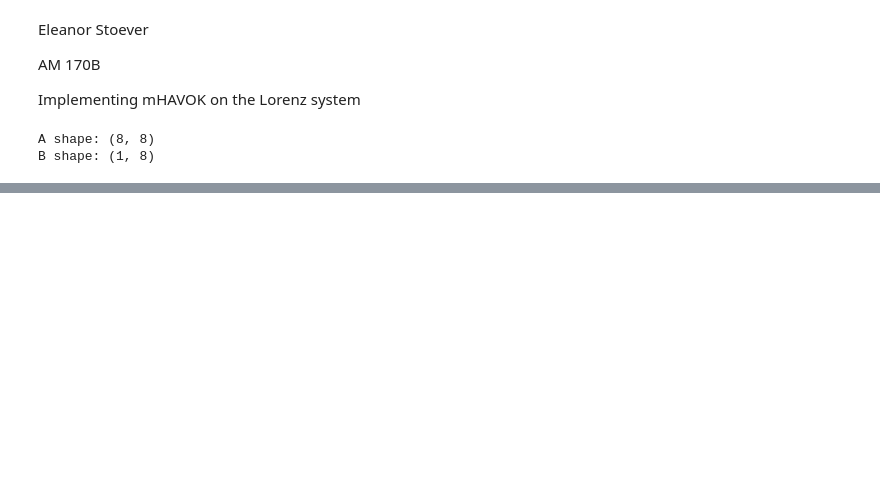
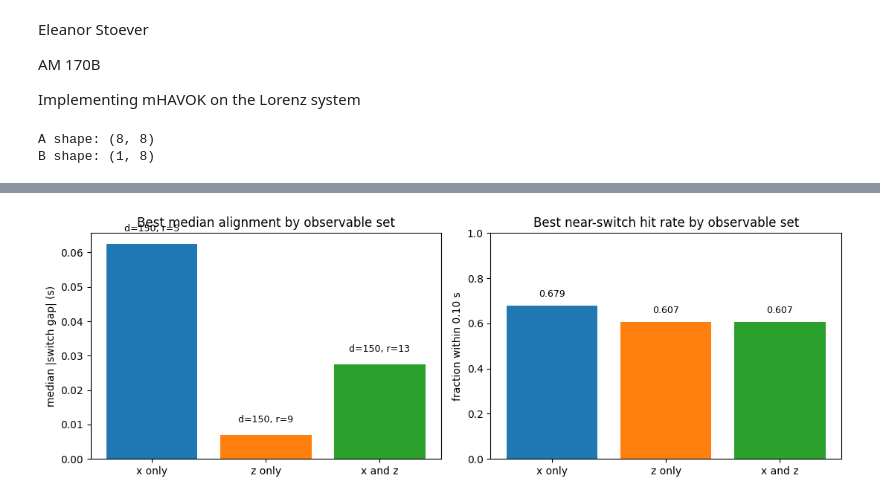
Before and after one commit to ayush-manocha/am170b-final-project, a Jupyter notebook: mHAVOK_lorenz.ipynb, the cells around one changed output, grey strips where cells are left out. Drawn from its saved outputs; the diff is of its cells as text; code cells hidden in the pictures; blank space fills up the shorter version.

```diff
--- a/mHAVOK_lorenz.ipynb
+++ b/mHAVOK_lorenz.ipynb
@@ -140,0 +420,90 @@ plt.show()
+# %%
+# Compare observable sets: single-channel HAVOK vs multichannel mHAVOK
+channel_sets = {
+    "x only": X[[0], :],
+    "z only": X[[2], :],
+    "x and z": X[[0, 2], :],
+}
+
+channel_results = []
+for channel_name, channel_data in channel_sets.items():
+    best_channel_result = None
+    for trial_delays in delay_grid:
+        for trial_rank in rank_grid:
+            result = evaluate_mhavok_configuration(
+                channel_data,
+                t,
+                dt,
+                switch_times,
+                trial_delays,
+                trial_rank,
+            )
+            result["channel_name"] = channel_name
+            channel_results.append(result)
+            if best_channel_result is None or (
+                result["median_abs_gap"],
+                -result["fraction_within_0p10"],
+            ) < (
+                best_channel_result["median_abs_gap"],
+                -best_channel_result["fraction_within_0p10"],
+            ):
+                best_channel_result = result
+    print(
+        f"Best {channel_name}: delays={best_channel_result['delays']}, "
+        f"rank={best_channel_result['rank']}, "
+        f"median |gap|={best_channel_result['median_abs_gap']:.4f} s, "
+        f"median signed gap={best_channel_result['median_signed_gap']:.4f} s, "
+        f"fraction within 0.10 s={best_channel_result['fraction_within_0p10']:.3f}, "
+        f"fraction preceding={best_channel_result['fraction_preceding']:.3f}"
+    )
+
+best_by_channel = []
+for channel_name in channel_sets:
+    best_by_channel.append(
+        min(
+            [row for row in channel_results if row["channel_name"] == channel_name],
+            key=lambda row: (row["median_abs_gap"], -row["fraction_within_0p10"]),
+        )
+    )
+
+bar_positions = np.arange(len(best_by_channel))
+bar_colors = ["tab:blue", "tab:orange", "tab:green"]
+
+fig, axes = plt.subplots(1, 2, figsize=(11, 3.8))
+
+median_gaps = [row["median_abs_gap"] for row in best_by_channel]
+axes[0].bar(bar_positions, median_gaps, color=bar_colors)
+axes[0].set_xticks(bar_positions)
+axes[0].set_xticklabels([row["channel_name"] for row in best_by_channel])
+axes[0].set_ylabel("median |switch gap| (s)")
+axes[0].set_title("Best median alignment by observable set")
+for idx, row in enumerate(best_by_channel):
+    axes[0].text(
+        idx,
+        row["median_abs_gap"] + 0.003,
+        f"d={row['delays']}, r={row['rank']}",
+        ha="center",
+        va="bottom",
+        fontsize=9,
+    )
+
+fraction_within = [row["fraction_within_0p10"] for row in best_by_channel]
+axes[1].bar(bar_positions, fraction_within, color=bar_colors)
+axes[1].set_xticks(bar_positions)
+axes[1].set_xticklabels([row["channel_name"] for row in best_by_channel])
+axes[1].set_ylabel("fraction within 0.10 s")
+axes[1].set_ylim(0, 1)
+axes[1].set_title("Best near-switch hit rate by observable set")
+for idx, row in enumerate(best_by_channel):
+    axes[1].text(
+        idx,
+        row["fraction_within_0p10"] + 0.03,
+        f"{row['fraction_within_0p10']:.3f}",
+        ha="center",
+        va="bottom",
+        fontsize=9,
+    )
+
+plt.tight_layout()
+plt.show()
+# %% [output]
@@ -140,0 +513 @@ plt.show()
+[figure, added]
```
Also changed, not shown: parts of 12 cells of this notebook, 3 other files.
